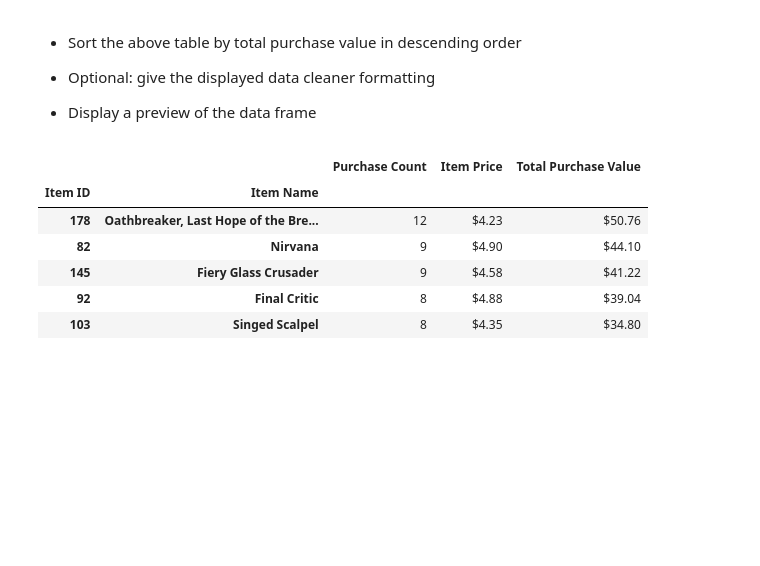
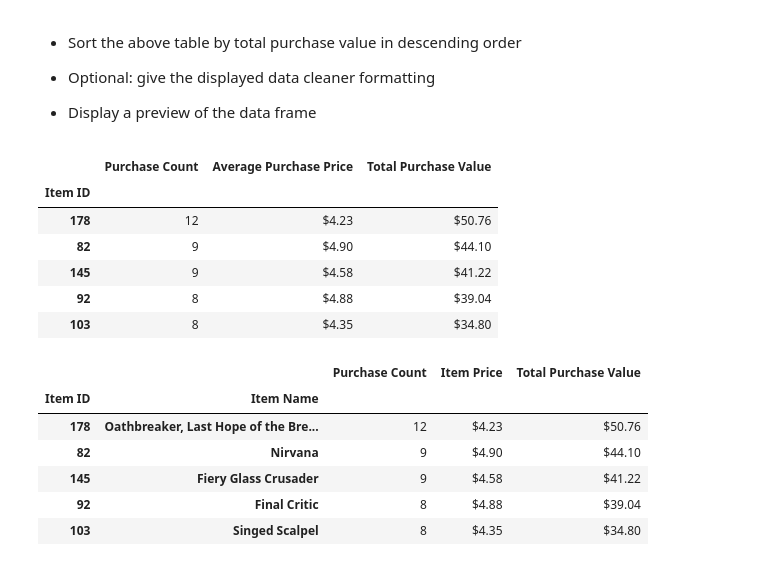
Before and after one commit to hmakhlouf/Unit-4-Assignment---Pandas, a Jupyter notebook: HeroesOfPymoli/HeroesOfPymoli_starter.ipynb, the cells around one changed output. Drawn from its saved outputs; the diff is of its cells as text; code cells hidden in the pictures; blank space fills up the shorter version.

```diff
--- a/HeroesOfPymoli/HeroesOfPymoli_starter.ipynb
+++ b/HeroesOfPymoli/HeroesOfPymoli_starter.ipynb
@@ -366,6 +379,37 @@ Top_spenders_df.head()
 
 
 * Display a preview of the data frame
+# %%
+#calculations
+group_most = purchase_data.groupby("Item ID")
+
+purchase_count = group_most["Purchase ID"].count()
+avg_purchase_price = group_most["Price"].mean()
+total_purchase_value = group_most["Price"].sum()
+
+
+#dataFrame
+dic = {"Purchase Count":purchase_count,
+       "Average Purchase Price":avg_purchase_price,
+       "Total Purchase Value":total_purchase_value}
+
+
+most_profitable_items_df= pd.DataFrame(dic)
+
+#Sort the total purchase value column in descending order
+most_profitable_items_df = most_profitable_items_df.sort_values('Total Purchase Value', ascending=False)
+most_profitable_items_df["Total Purchase Value"]= most_profitable_items_df["Total Purchase Value"].map("${:,.2f}".format)
+most_profitable_items_df["Average Purchase Price"]= most_profitable_items_df["Average Purchase Price"].map("${:,.2f}".format)
+
+most_profitable_items_df.head()
+# %% [output]
+|  | Purchase Count | Average Purchase Price | Total Purchase Value |
+| Item ID |  |  |  |
+| 178 | 12 | $4.23 | $50.76 |
+| 82 | 9 | $4.90 | $44.10 |
+| 145 | 9 | $4.58 | $41.22 |
+| 92 | 8 | $4.88 | $39.04 |
+| 103 | 8 | $4.35 | $34.80 |
 # %%
 # %% [output]
 |  |  | Purchase Count | Item Price | Total Purchase Value |
```
Also changed, not shown: parts of 3 cells of this notebook.
